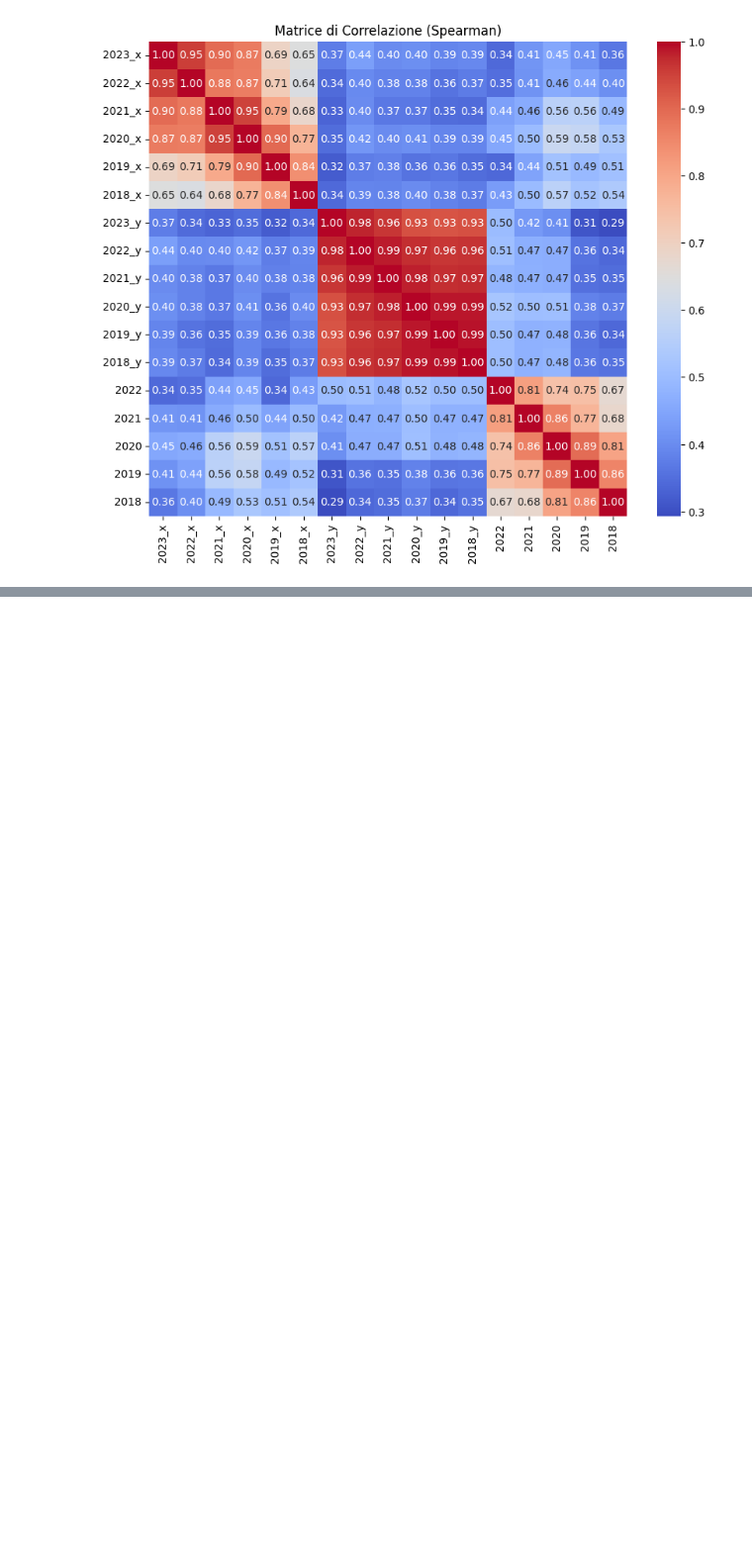
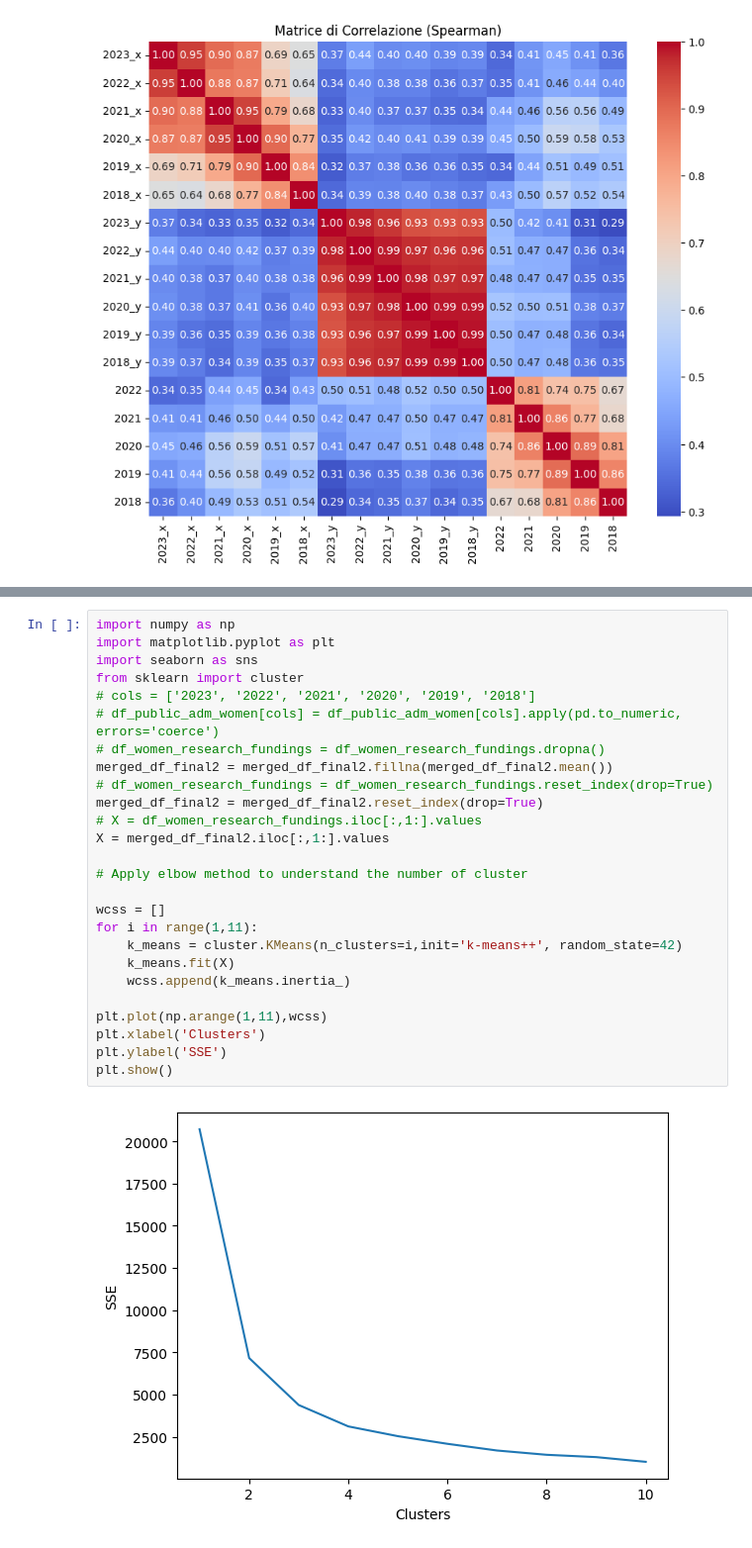
Before and after one commit to alicepicco333/wipEU, a Jupyter notebook: technical_analysis/geomashup.ipynb, the cells around one changed output, grey strips where cells are left out. Shown at 99% size. Cells and saved outputs as stored; diff of their text form; blank space fills up the shorter version.

```diff
--- a/technical_analysis/geomashup.ipynb
+++ b/technical_analysis/geomashup.ipynb
@@ -230,0 +294,28 @@ plt.show()
+# %%
+import numpy as np
+import matplotlib.pyplot as plt
+import seaborn as sns
+from sklearn import cluster
+# cols = ['2023', '2022', '2021', '2020', '2019', '2018']
+# df_public_adm_women[cols] = df_public_adm_women[cols].apply(pd.to_numeric, errors='coerce')
+# df_women_research_fundings = df_women_research_fundings.dropna()
+merged_df_final2 = merged_df_final2.fillna(merged_df_final2.mean())
+# df_women_research_fundings = df_women_research_fundings.reset_index(drop=True)
+merged_df_final2 = merged_df_final2.reset_index(drop=True)
+# X = df_women_research_fundings.iloc[:,1:].values
+X = merged_df_final2.iloc[:,1:].values
+
+# Apply elbow method to understand the number of cluster
+
+wcss = []
+for i in range(1,11):
+    k_means = cluster.KMeans(n_clusters=i,init='k-means++', random_state=42)
+    k_means.fit(X)
+    wcss.append(k_means.inertia_)
+
+plt.plot(np.arange(1,11),wcss)
+plt.xlabel('Clusters')
+plt.ylabel('SSE')
+plt.show()
+# %% [output]
+[figure, added]
```
Also changed, not shown: parts of 14 cells of this notebook.
